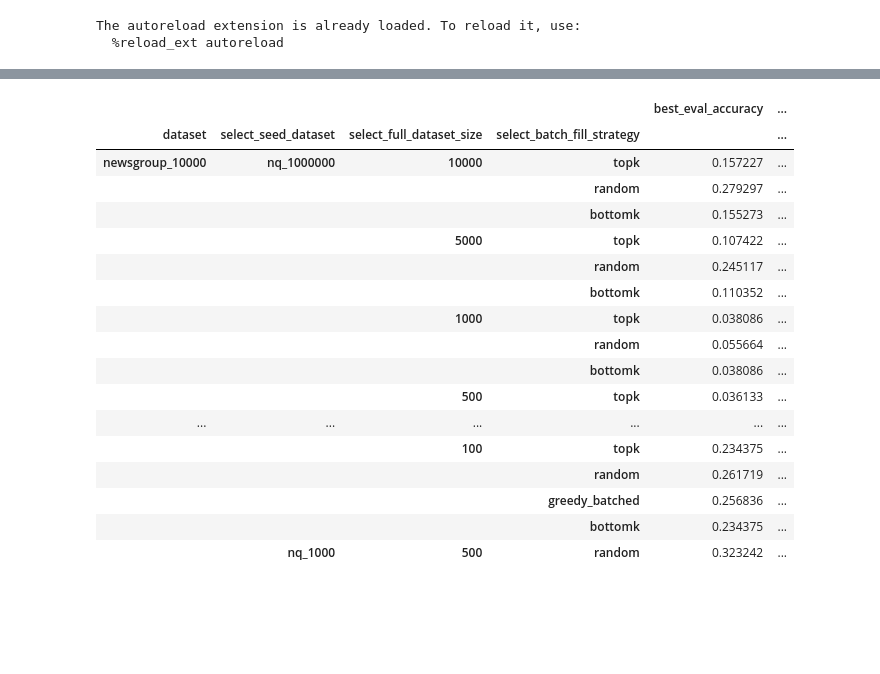
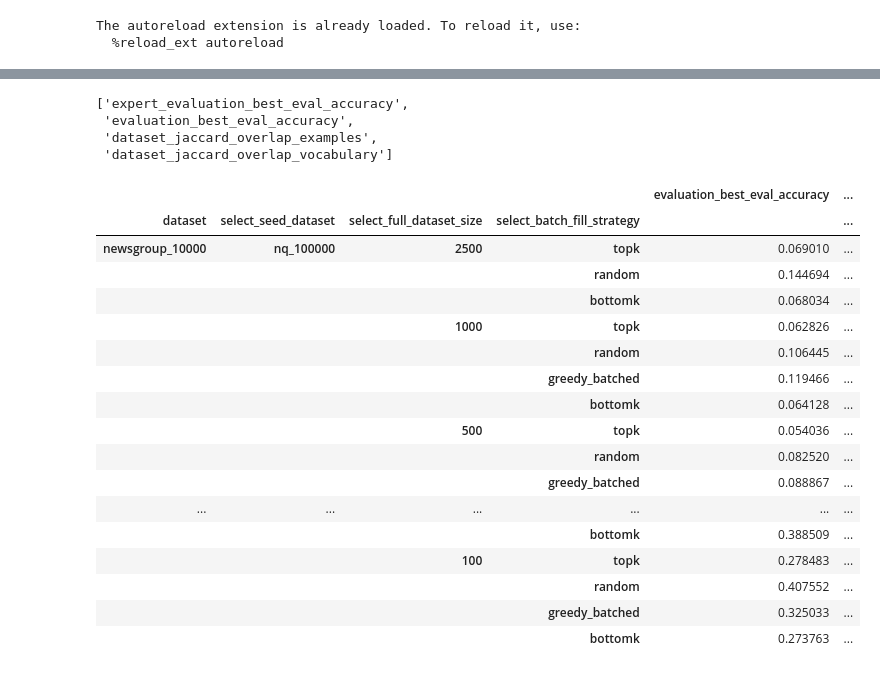
Before and after one commit to jxmorris12/reverse-training, a Jupyter notebook: nbs/2025_03_23_Experiments_first_try.ipynb, the cells around one changed output, grey strips where cells are left out. Cells and saved outputs as stored; diff of their text form; code cells hidden in the pictures; blank space fills up the shorter version.

```diff
--- a/nbs/2025_03_23_Experiments_first_try.ipynb
+++ b/nbs/2025_03_23_Experiments_first_try.ipynb
@@ -62,32 +32,41 @@ df["select_projection_dim"].value_counts()
+# %%
+[col for col in df.columns if "acc" in col]
+# %% [output]
+['expert_evaluation_best_eval_accuracy',
+ 'evaluation_best_eval_accuracy',
+ 'dataset_jaccard_overlap_examples',
+ 'dataset_jaccard_overlap_vocabulary']
 # %%
 import pandas as pd
 
 pd.set_option('display.max_rows', None)
 
 dv_cols = ["dataset", "select_seed_dataset", "select_full_dataset_size", "select_batch_fill_strategy"]
 
-iv_cols = ["best_eval_accuracy", "dataset_sinkhorn_distance", "dataset_jaccard_overlap_vocabulary"]
+iv_cols = ["evaluation_best_eval_accuracy", "dataset_sinkhorn_distance", "dataset_jaccard_overlap_vocabulary"]
 
-final_df = df
 # final_df = df[df["select_seed_dataset"] == "nq_500000"]
 
-final_df.groupby(dv_cols)[iv_cols].min().sort_values(by=["dataset","select_seed_dataset", "select_full_dataset_size", "select_batch_fill_strategy"], ascending=False)
+df.groupby(dv_cols)[iv_cols].mean().sort_values(
+    by=["dataset","select_seed_dataset", "select_full_dataset_size", "select_batch_fill_strategy"],
+    ascending=False
+)
 # %% [output]
-|  |  |  |  | best_eval_accuracy | ... |
+|  |  |  |  | evaluation_best_eval_accuracy | ... |
 | dataset | select_seed_dataset | select_full_dataset_size | select_batch_fill_strategy |  | ... |
-| newsgroup_10000 | nq_1000000 | 10000 | topk | 0.157227 | ... |
-|  |  |  | random | 0.279297 | ... |
-|  |  |  | bottomk | 0.155273 | ... |
-|  |  | 5000 | topk | 0.107422 | ... |
-|  |  |  | random | 0.245117 | ... |
-|  |  |  | bottomk | 0.110352 | ... |
-|  |  | 1000 | topk | 0.038086 | ... |
-|  |  |  | random | 0.055664 | ... |
-|  |  |  | bottomk | 0.038086 | ... |
-|  |  | 500 | topk | 0.036133 | ... |
+| newsgroup_10000 | nq_100000 | 2500 | topk | 0.069010 | ... |
+|  |  |  | random | 0.144694 | ... |
+|  |  |  | bottomk | 0.068034 | ... |
+|  |  | 1000 | topk | 0.062826 | ... |
+|  |  |  | random | 0.106445 | ... |
+|  |  |  | greedy_batched | 0.119466 | ... |
+|  |  |  | bottomk | 0.064128 | ... |
+|  |  | 500 | topk | 0.054036 | ... |
+|  |  |  | random | 0.082520 | ... |
+|  |  |  | greedy_batched | 0.088867 | ... |
 | ... | ... | ... | ... | ... | ... |
-|  |  | 100 | topk | 0.234375 | ... |
-|  |  |  | random | 0.261719 | ... |
-|  |  |  | greedy_batched | 0.256836 | ... |
-|  |  |  | bottomk | 0.234375 | ... |
-|  | nq_1000 | 500 | random | 0.323242 | ... |
+|  |  |  | bottomk | 0.388509 | ... |
+|  |  | 100 | topk | 0.278483 | ... |
+|  |  |  | random | 0.407552 | ... |
+|  |  |  | greedy_batched | 0.325033 | ... |
+|  |  |  | bottomk | 0.273763 | ... |
```
Also changed, not shown: parts of 7 cells of this notebook, 6 other files.
